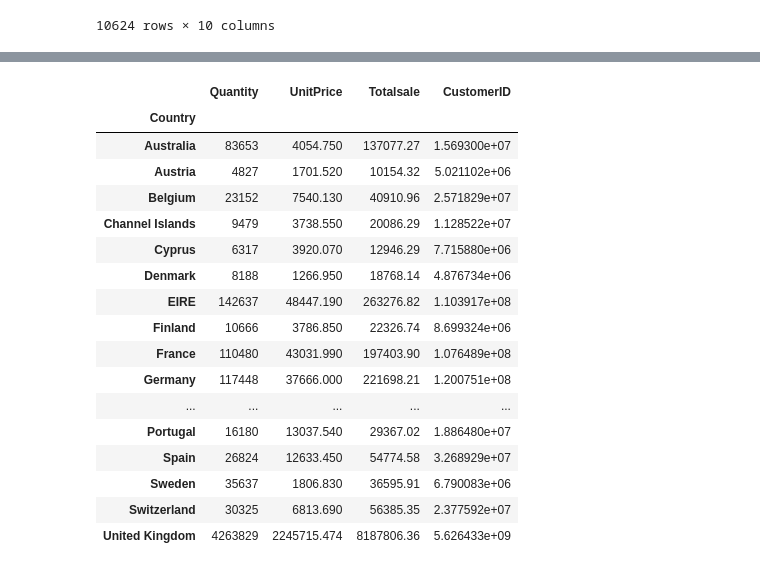
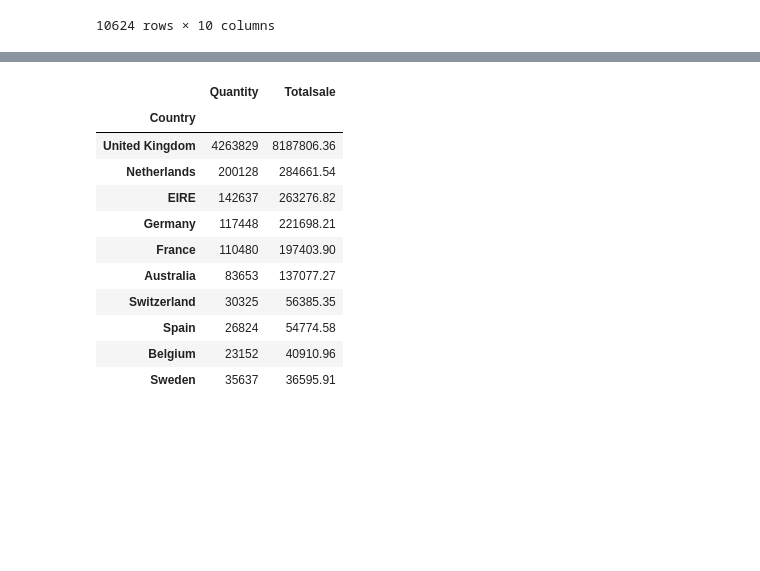
Before and after one commit to singhamit8467/Python, a Jupyter notebook: EDA - Retail Data.ipynb, the cells around one changed output, grey strips where cells are left out. Cells and saved outputs as stored; diff of their text form; code cells hidden in the pictures; blank space fills up the shorter version.

```diff
--- a/EDA - Retail Data.ipynb
+++ b/EDA - Retail Data.ipynb
@@ -76,5 +76,5 @@ x.query('Quantity < 0')
 | 541717 | C581569 | 09-12-2011 | 11:58:00 AM | 20979 | 36 PENCILS TUBE RED RETROSPOT | -5 | 1.25 | -6.25 | ... |
 10624 rows × 10 columns
 # %%
-# StockCode with Poor sales Numbers
-x.groupby(x['StockCode']).sum().query('Totalsale < 100')
+# Use Rank for Totalsales Decision Making
+x['Ranking']=x.groupby(['StockCode'])['Totalsale'].rank()
@@ -136,22 +160,16 @@ x.groupby(x['Country']).sum().query('Totalsale < 10000')
 # %%
-# Countries with Strong Overall Totalsale Number's
-x.groupby(x['Country']).sum().query('Totalsale > 10000')
+# Countries with Strong Overall Totalsale Number's Top(10)
+x.groupby(x['Country']).sum().sort_values(['Totalsale'],ascending=False).drop(columns=['Ranking','CustomerID','UnitPrice']).head(10)
 # %% [output]
-|  | Quantity | UnitPrice | Totalsale | CustomerID |
-| Country |  |  |  |  |
-| Australia | 83653 | 4054.750 | 137077.27 | 1.569300e+07 |
-| Austria | 4827 | 1701.520 | 10154.32 | 5.021102e+06 |
-| Belgium | 23152 | 7540.130 | 40910.96 | 2.571829e+07 |
-| Channel Islands | 9479 | 3738.550 | 20086.29 | 1.128522e+07 |
-| Cyprus | 6317 | 3920.070 | 12946.29 | 7.715880e+06 |
-| Denmark | 8188 | 1266.950 | 18768.14 | 4.876734e+06 |
-| EIRE | 142637 | 48447.190 | 263276.82 | 1.103917e+08 |
-| Finland | 10666 | 3786.850 | 22326.74 | 8.699324e+06 |
-| France | 110480 | 43031.990 | 197403.90 | 1.076489e+08 |
-| Germany | 117448 | 37666.000 | 221698.21 | 1.200751e+08 |
-| ... | ... | ... | ... | ... |
-| Portugal | 16180 | 13037.540 | 29367.02 | 1.886480e+07 |
-| Spain | 26824 | 12633.450 | 54774.58 | 3.268929e+07 |
-| Sweden | 35637 | 1806.830 | 36595.91 | 6.790083e+06 |
-| Switzerland | 30325 | 6813.690 | 56385.35 | 2.377592e+07 |
-| United Kingdom | 4263829 | 2245715.474 | 8187806.36 | 5.626433e+09 |
+|  | Quantity | Totalsale |
+| Country |  |  |
+| United Kingdom | 4263829 | 8187806.36 |
+| Netherlands | 200128 | 284661.54 |
+| EIRE | 142637 | 263276.82 |
+| Germany | 117448 | 221698.21 |
+| France | 110480 | 197403.90 |
+| Australia | 83653 | 137077.27 |
+| Switzerland | 30325 | 56385.35 |
+| Spain | 26824 | 54774.58 |
+| Belgium | 23152 | 40910.96 |
+| Sweden | 35637 | 36595.91 |
```
Also changed, not shown: parts of 6 cells of this notebook.
